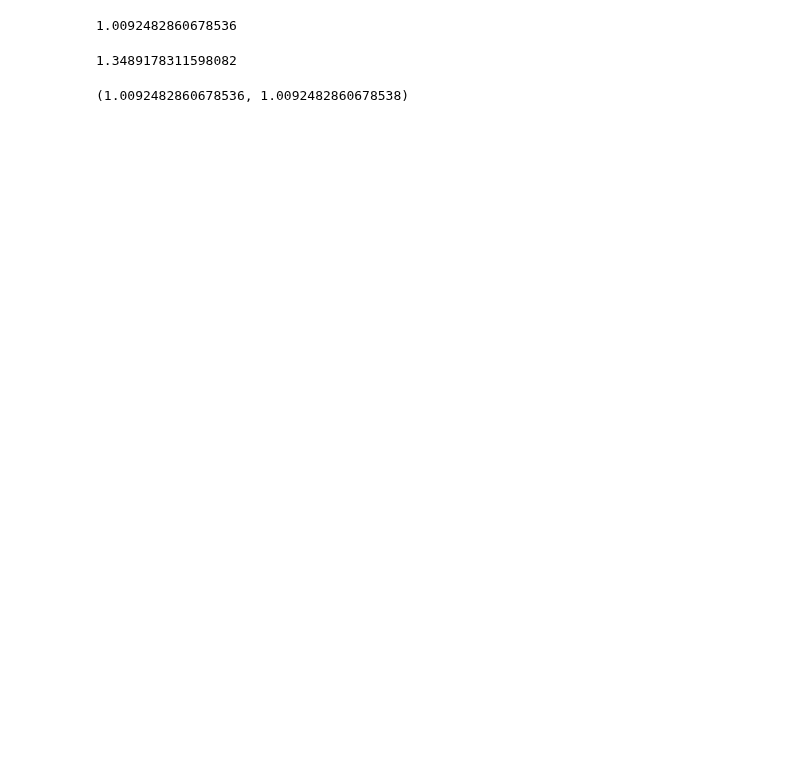
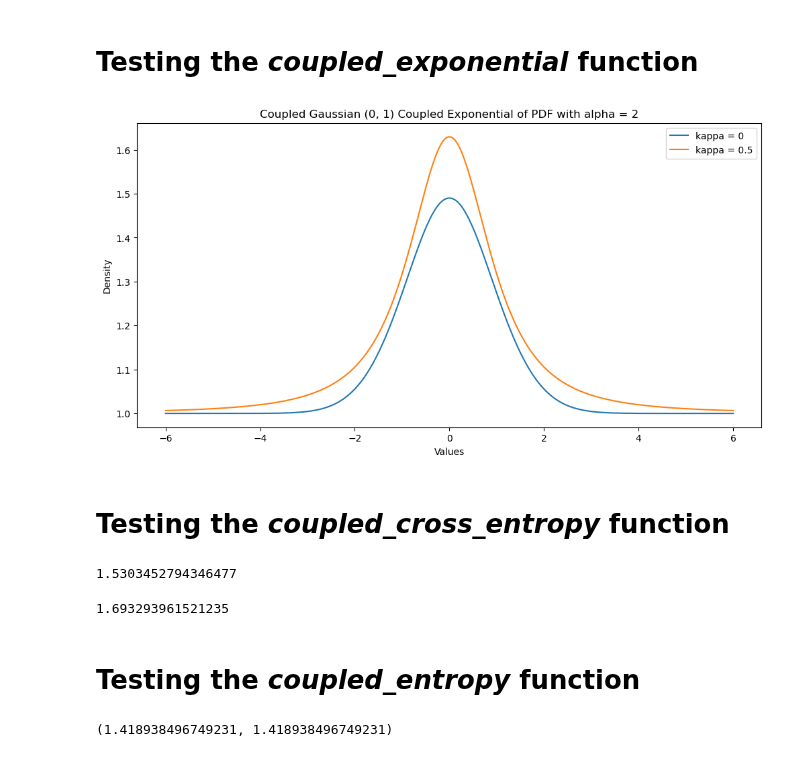
Before and after one commit to Photrek/Nonlinear-Statistical-Coupling, a Jupyter notebook: workspace/john/CrossEntropy-Entropy-DivergenceV2.ipynb, the cells around one changed output. Drawn from its saved outputs; the diff is of its cells as text; code cells hidden in the pictures; blank space fills up the shorter version.

```diff
--- a/workspace/john/CrossEntropy-Entropy-DivergenceV2.ipynb
+++ b/workspace/john/CrossEntropy-Entropy-DivergenceV2.ipynb
@@ -92,0 +38,24 @@ plt.show()
+# %%
+# Define the two kappa values used with two instances of the CoupledNormal class.
+kappas = (0, 0.5)
+# We are dealing with 1-dimensional distributions, so set dim = 1.
+dim = 1
+
+# Create an instance of the CoupledNormal class.
+normal = fj.CoupledNormal(loc=loc,
+                          scale=scale,
+                          kappa=kappas[0],
+                          alpha=alpha)
+# Calculate the densities of the instance over x.
+normal_densities = normal.prob(x)
+
+# Create an instance of the CoupledNormal class.
+other_normal = fj.CoupledNormal(loc=loc,
+                                scale=scale,
+                                kappa=kappas[1],
+                                alpha=alpha)
+# Calculate the densities of the instance over x.
+other_normal_densities = other_normal.prob(x)
+
+# Calculate the distance between values of x for numerical integration.
+dx = np.mean(x[1:] - x[:-1])
@@ -93,14 +77,35 @@ plt.show()
+# %% [markdown]
+# Testing the *coupled_exponential* function
+# %%
+coupled_norm_exp_densities = fj.coupled_exponential(normal_densities, kappa=kappas[0], dim=dim)
+coupled_other_norm_exp_densities = fj.coupled_exponential(other_normal_densities, kappa=kappas[1], dim=dim)
+
+plt.figure(figsize=(12, 6), dpi= 100, facecolor='w', edgecolor='k')
+
+plt.plot(x, coupled_norm_exp_densities, label=f'kappa = {normal.kappa}')
+plt.plot(x, coupled_other_norm_exp_densities, label=f'kappa = {other_normal.kappa}')
+plt.title(f'Coupled Gaussian ({loc}, {scale}) Coupled Exponential of PDF with alpha = {alpha}')
+plt.xlabel('Values')
+plt.ylabel('Density')
+plt.legend()
+plt.show()
+# %% [output]
+[figure, added]
+# %% [markdown]
+# Testing the *coupled_cross_entropy* function
 # %%
-fj.coupled_cross_entropy(coupled_other_norm, coupled_norm, dx=dx, kappa=kappa, alpha=alpha, dim=dim, root=False)
+fj.coupled_cross_entropy(normal_densities, other_normal_densities, dx=dx, kappa=kappa, alpha=alpha, dim=dim, root=False)
 # %% [output]
-1.0092482860678536
+1.5303452794346477
 # %%
-fj.coupled_cross_entropy(coupled_other_norm, coupled_norm, dx=dx, kappa=kappa, alpha=alpha, dim=dim, root=True)
+fj.coupled_cross_entropy(normal_densities, other_normal_densities, dx=dx, kappa=kappa, alpha=alpha, dim=dim, root=True)
 # %% [output]
-1.3489178311598082
+1.693293961521235
+# %% [markdown]
+# Testing the *coupled_entropy* function
 # %%
-(fj.coupled_entropy(coupled_other_norm, dx=dx, kappa=kappa, alpha=alpha, dim=dim, root=False),
- func.coupled_entropy(coupled_other_norm, kappa=kappa, alpha=alpha, d=dim, root=False, integration='trapz'))
+(fj.coupled_entropy(normal_densities, dx=dx, kappa=kappas[0], alpha=alpha, dim=dim, root=False),
+ func.coupled_entropy(normal_densities, kappa=kappas[0], alpha=alpha, d=dim, root=False, integration='trapz'))
 # %% [output]
-(1.0092482860678536, 1.0092482860678538)
+(1.418938496749231, 1.418938496749231)
 # %%
```
Also changed, not shown: parts of 21 cells of this notebook, 1 other file.
